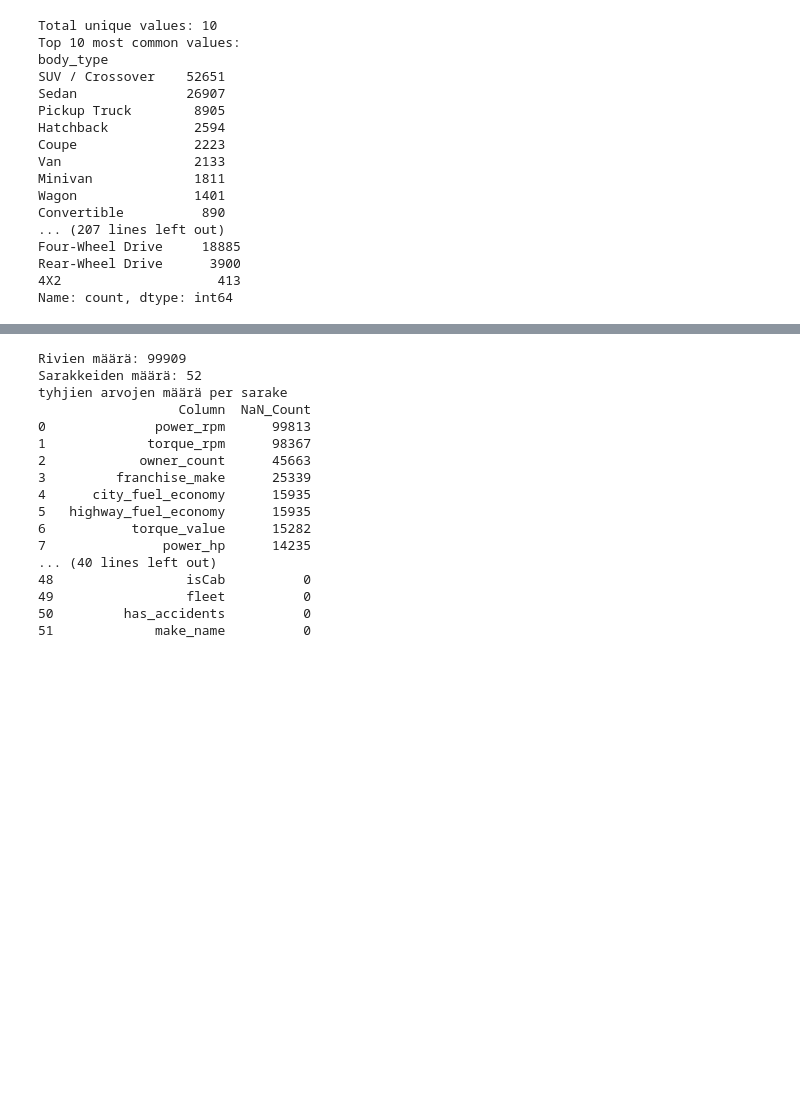
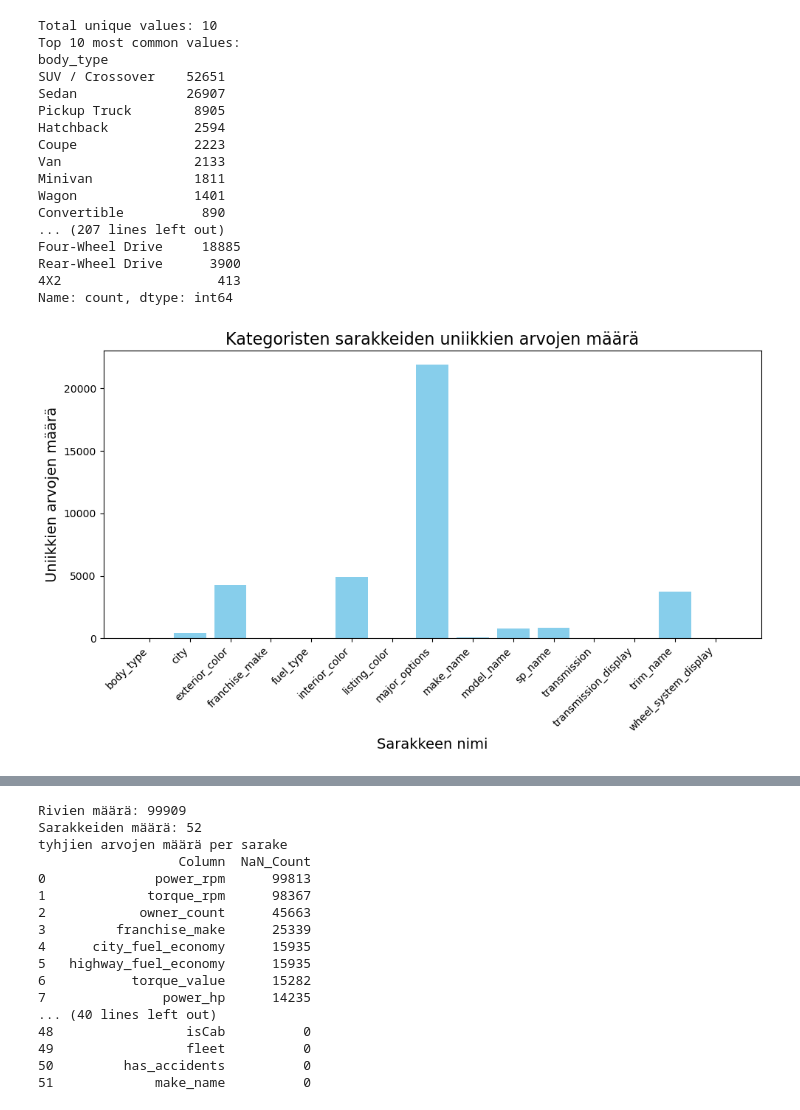
Before and after one commit to JermuSo/aida_project_group1, a Jupyter notebook: docs/Phase 3/phase_3_results.ipynb, the cells around one changed output, grey strips where cells are left out. Cells and saved outputs as stored; diff of their text form; code cells hidden in the pictures; blank space fills up the shorter version.

```diff
--- a/docs/Phase 3/phase_3_results.ipynb
+++ b/docs/Phase 3/phase_3_results.ipynb
@@ -427,3 +454,23 @@ Four-Wheel Drive     18885
 Rear-Wheel Drive      3900
 4X2                    413
 Name: count, dtype: int64
+# %%
+import matplotlib.pyplot as plt
+
+cat_cols = dataframe.select_dtypes(include=['object']).columns
+
+unique_counts = {col: dataframe[col].nunique() for col in cat_cols}
+
+
+plt.figure(figsize=(10,6))
+plt.bar(unique_counts.keys(), unique_counts.values(), color="skyblue")
+
+plt.title("Kategoristen sarakkeiden uniikkien arvojen määrä", fontsize=16)
+plt.xlabel("Sarakkeen nimi", fontsize=14)
+plt.ylabel("Uniikkien arvojen määrä", fontsize=14)
+plt.xticks(rotation=45, ha="right")
+
+plt.tight_layout()
+plt.show()
+# %% [output]
+[figure, added]
```
Also changed, not shown: parts of 35 cells of this notebook.
